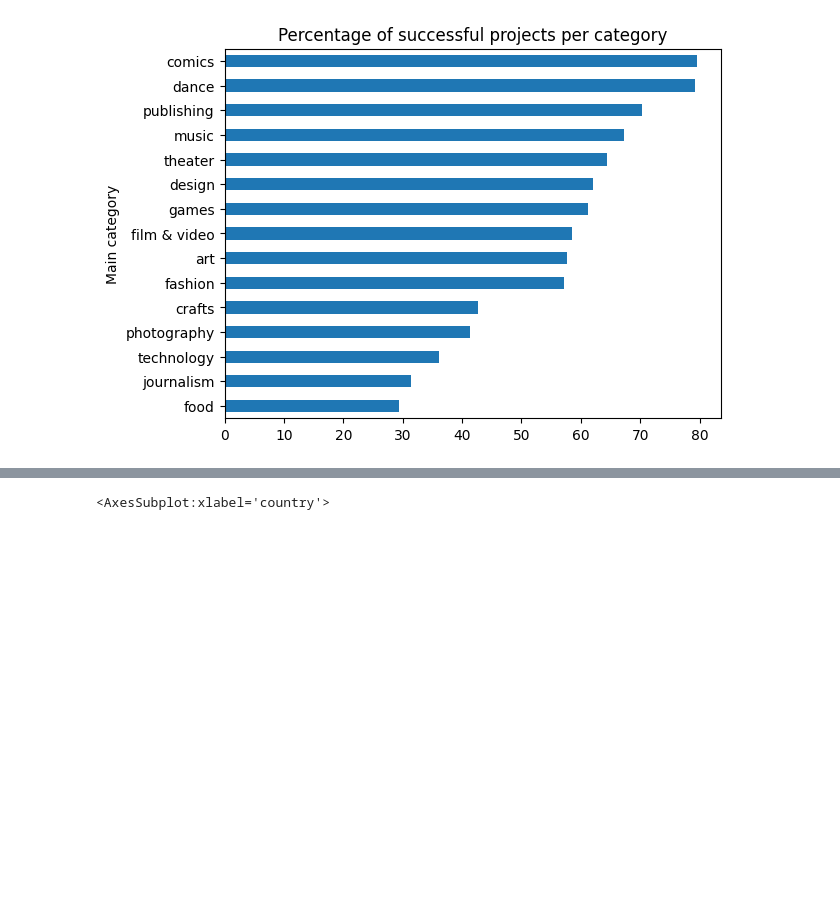
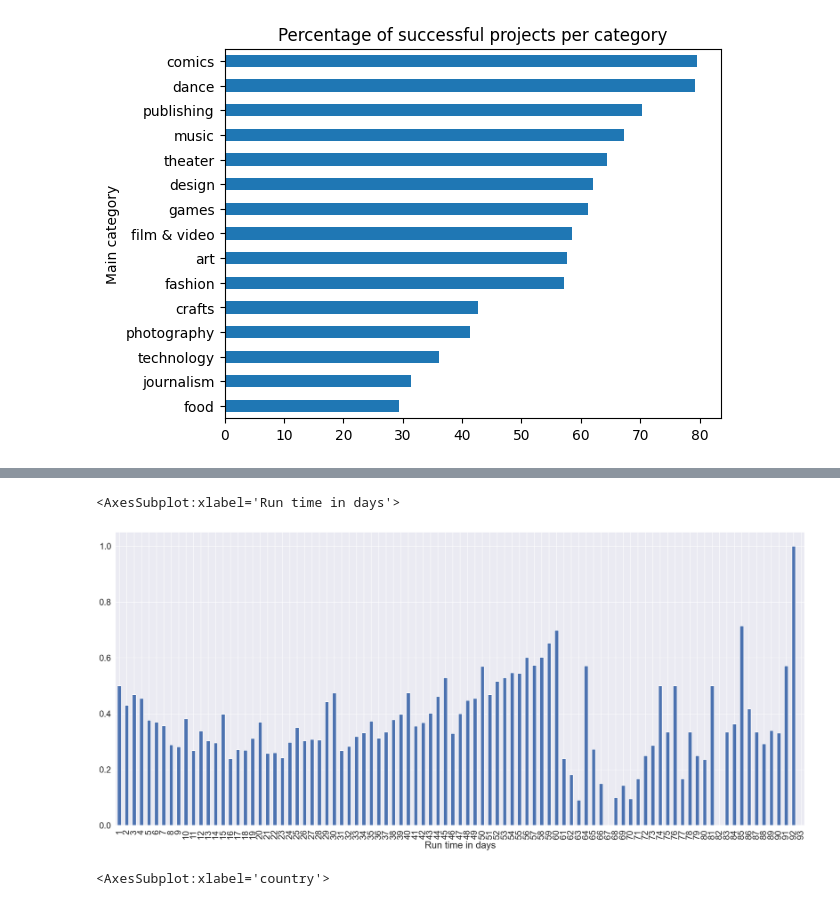
Before and after one commit to joshuadbeil/kickstarter_challenge, a Jupyter notebook: 04-Visualisations.ipynb, the cells around one changed output, grey strips where cells are left out. Saved outputs shown, nothing was run; the diff lists cells and outputs as text; code cells hidden in the pictures; blank space fills up the shorter version.

```diff
--- a/04-Visualisations.ipynb
+++ b/04-Visualisations.ipynb
@@ -187,3 +189,6 @@ plt.title('Percentage of successful projects per category')
 # %% [output]
 Text(0.5, 1.0, 'Percentage of successful projects per category')
 [figure]
+# %%
+test = df.query('state ==1').groupby(['Run time in days']).size() / df.groupby(['Run time in days']).size()
+test1 = df.query('state ==0').groupby(['Run time in days']).size() / df.groupby(['Run time in days']).size()
@@ -190,3 +217,10 @@ Text(0.5, 1.0, 'Percentage of successful projects per category')
+# %%
+sns.set(font_scale=1.8)
+plt.subplots(figsize=(28, 12))
+test1.plot(kind = 'bar')
+# %% [output]
+<AxesSubplot:xlabel='Run time in days'>
+[figure, added]
 # %%
 countries = df.query('state ==1').groupby(['country']).size() / df.groupby(['country']).size()
 # %%
```
Also changed, not shown: parts of 7 cells of this notebook.
